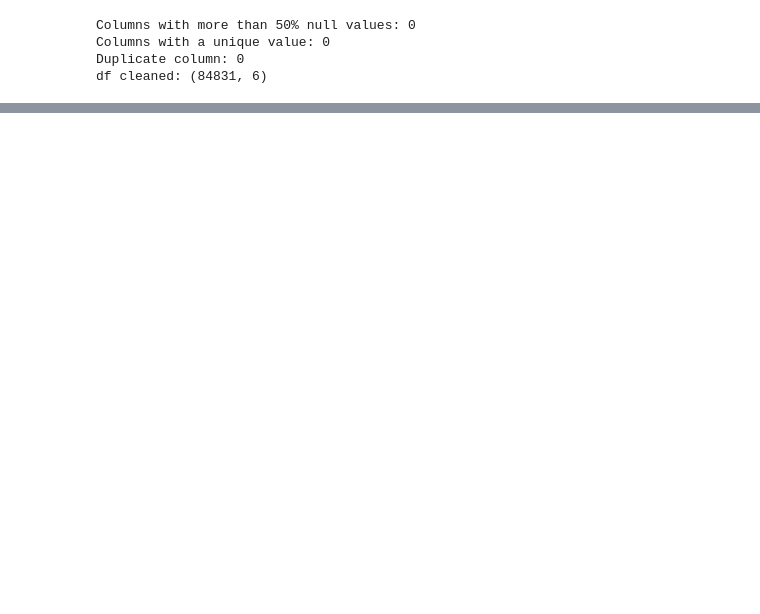
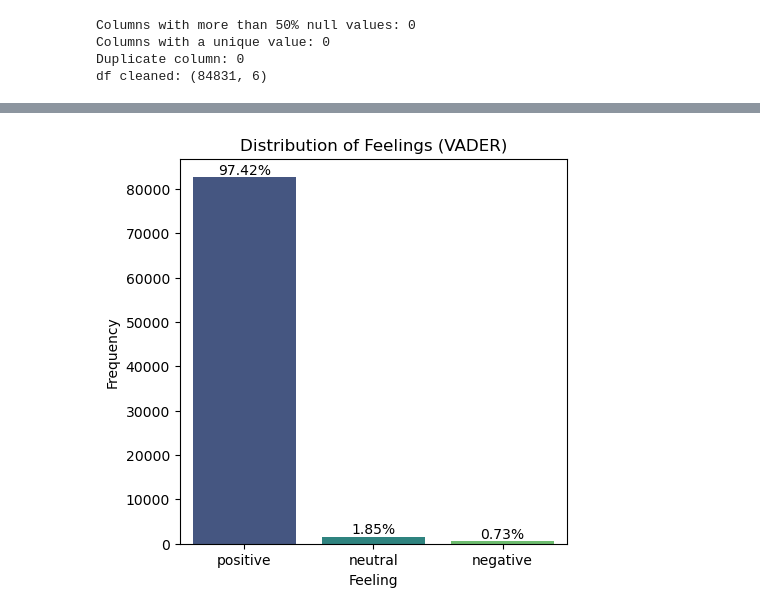
Before and after one commit to mafda/seattle_airbnb_data_analysis, a Jupyter notebook: src/seattle_airbnb_data_analysis.ipynb, the cells around one changed output, grey strips where cells are left out. Cells and saved outputs as stored; diff of their text form; code cells hidden in the pictures; blank space fills up the shorter version.

```diff
--- a/src/seattle_airbnb_data_analysis.ipynb
+++ b/src/seattle_airbnb_data_analysis.ipynb
@@ -379,0 +433,12 @@ plt.show()
+# %%
+# Count feelings using VADER
+sentiment_counts_vader = reviews_cleaned[
+    "sentiment_category_vader"
+].value_counts()
+
+# Calculate the proportion of each sentiment category
+sentiment_proportions_vader = (
+    sentiment_counts_vader / len(reviews_cleaned)
+) * 100
+
+reviews_cleaned.head(2)
@@ -379,0 +449,25 @@ plt.show()
+# %%
+# Graph the distribution of feelings
+plt.figure(figsize=(5, 5))
+sns.barplot(
+    x=sentiment_counts_vader.index,
+    y=sentiment_counts_vader.values,
+    palette="viridis",
+)
+
+# Add proportion labels to each bar
+for i, proportion in enumerate(sentiment_proportions_vader):
+    plt.text(
+        i,
+        sentiment_counts_vader.values[i],
+        f"{proportion:.2f}%",
+        ha="center",
+        va="bottom",
+    )
+
+plt.title("Distribution of Feelings (VADER)")
+plt.xlabel("Feeling")
+plt.ylabel("Frequency")
+plt.show()
+# %% [output]
+[figure, added]
```
Also changed, not shown: parts of 20 cells of this notebook.
